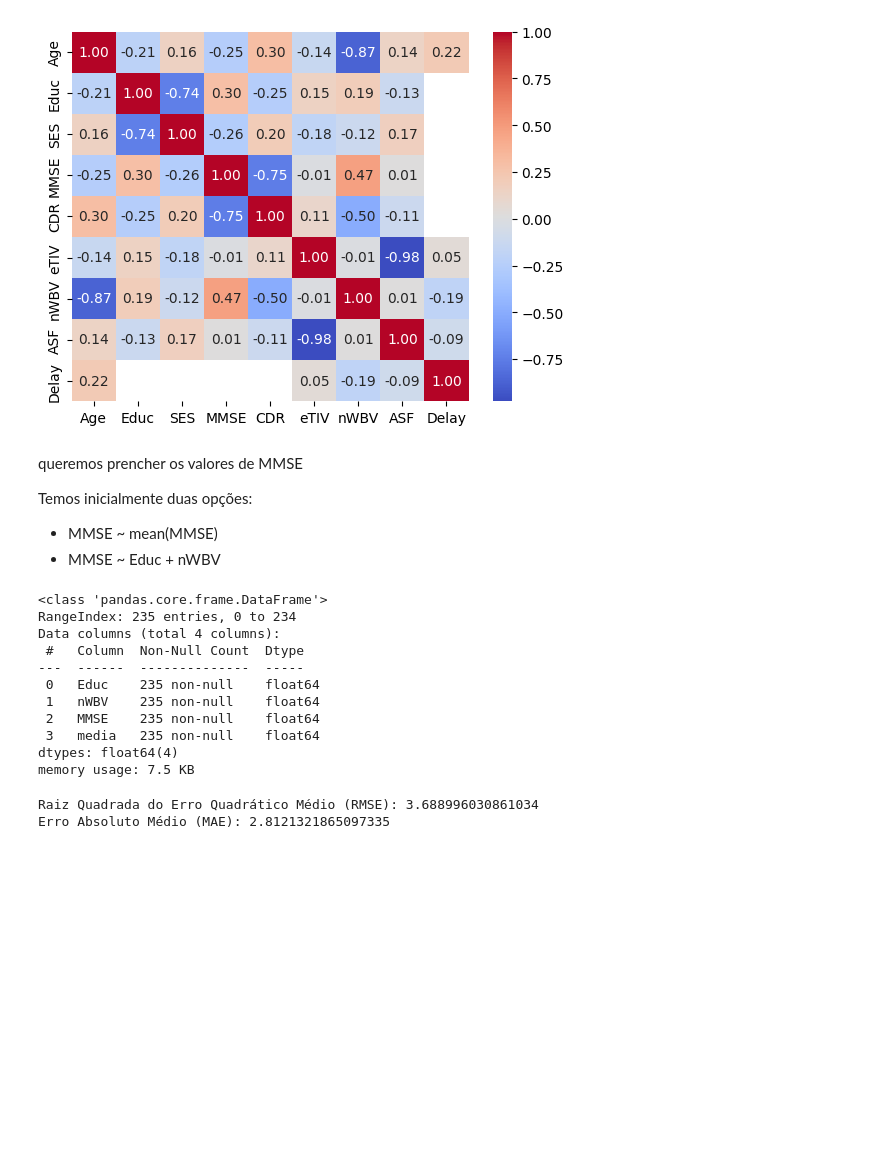
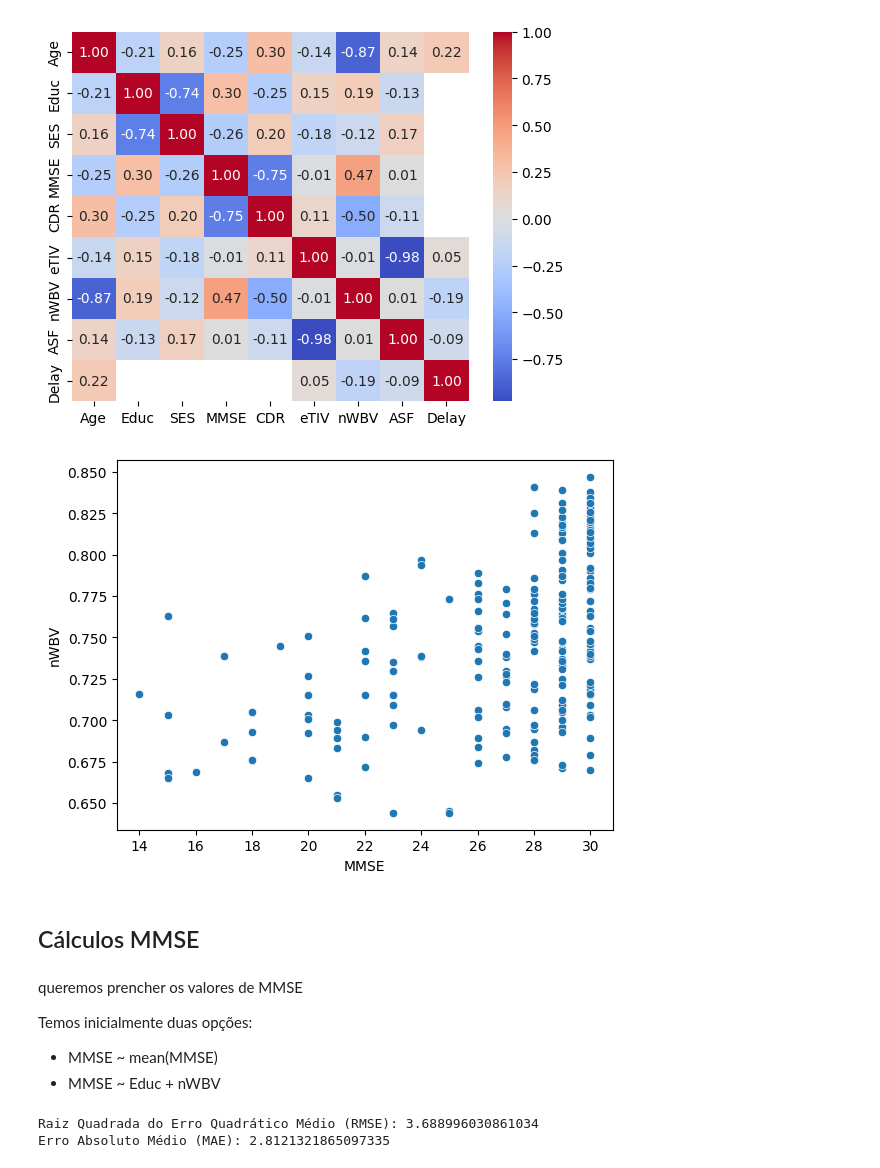
Before and after one commit to Joangopa/datascienceforneuro, a Jupyter notebook: testes.ipynb, the cells around one changed output. Saved outputs shown, nothing was run; the diff lists cells and outputs as text; code cells hidden in the pictures; blank space fills up the shorter version.

```diff
--- a/testes.ipynb
+++ b/testes.ipynb
@@ -52,6 +55,13 @@ sns.heatmap(correlation_matrix, annot=True, cmap='coolwarm', fmt=".2f")
 # %% [output]
 <Axes: >
 [figure]
+# %%
+sns.scatterplot(x=pre_data['MMSE'], y = pre_data['nWBV'])
+plt.show()
+# %% [output]
+[figure, added]
+# %% [markdown]
+## Cálculos MMSE
 # %% [markdown]
 queremos prencher os valores de MMSE
 
@@ -65,20 +75,6 @@ calculos_MMSE.dropna(inplace=True)
 calculos_MMSE.reset_index(drop=True, inplace=True)
 
 calculos_MMSE['media'] = calculos_MMSE.MMSE.mean()
-# %%
-calculos_MMSE.info()
-# %% [output]
-<class 'pandas.core.frame.DataFrame'>
-RangeIndex: 235 entries, 0 to 234
-Data columns (total 4 columns):
- #   Column  Non-Null Count  Dtype
----  ------  --------------  -----
- 0   Educ    235 non-null    float64
- 1   nWBV    235 non-null    float64
- 2   MMSE    235 non-null    float64
- 3   media   235 non-null    float64
-dtypes: float64(4)
-memory usage: 7.5 KB
 # %%
 mse = mean_squared_error(calculos_MMSE['MMSE'], calculos_MMSE['media'])
 mae = mean_absolute_error(calculos_MMSE['MMSE'], calculos_MMSE['media'])
```
Also changed, not shown: parts of 32 cells of this notebook, 2 other files.
